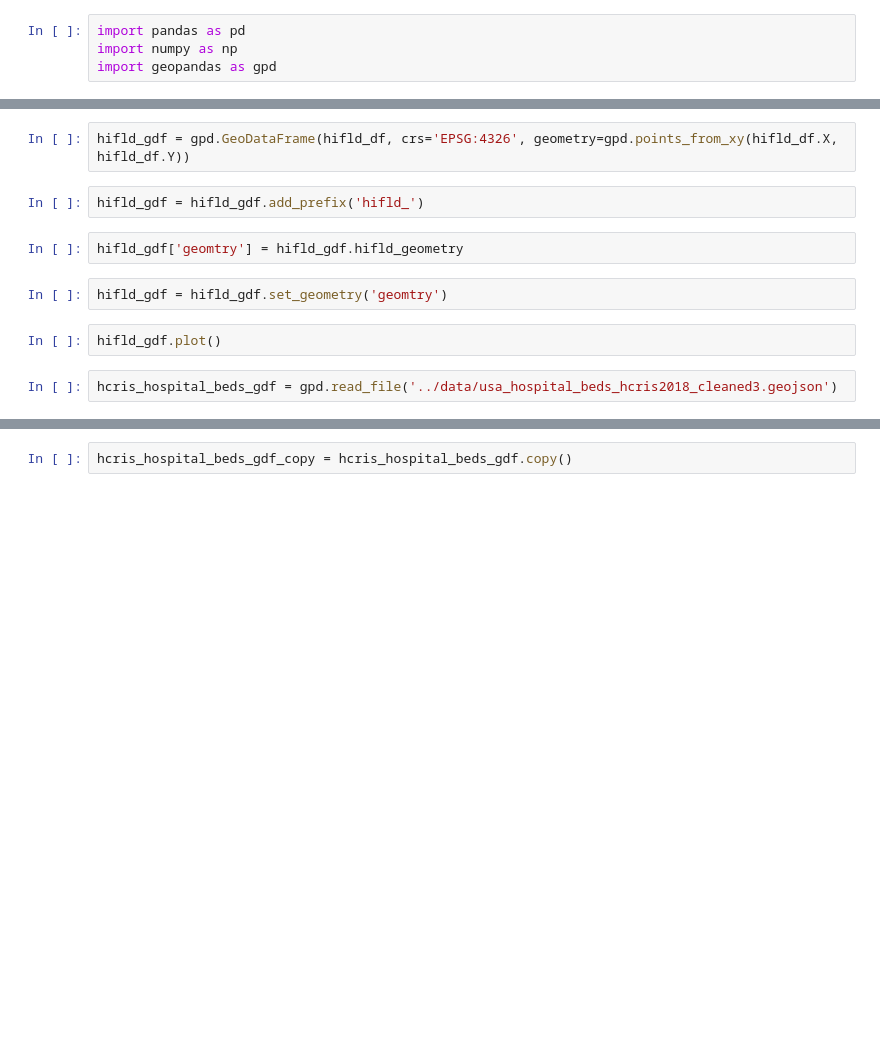
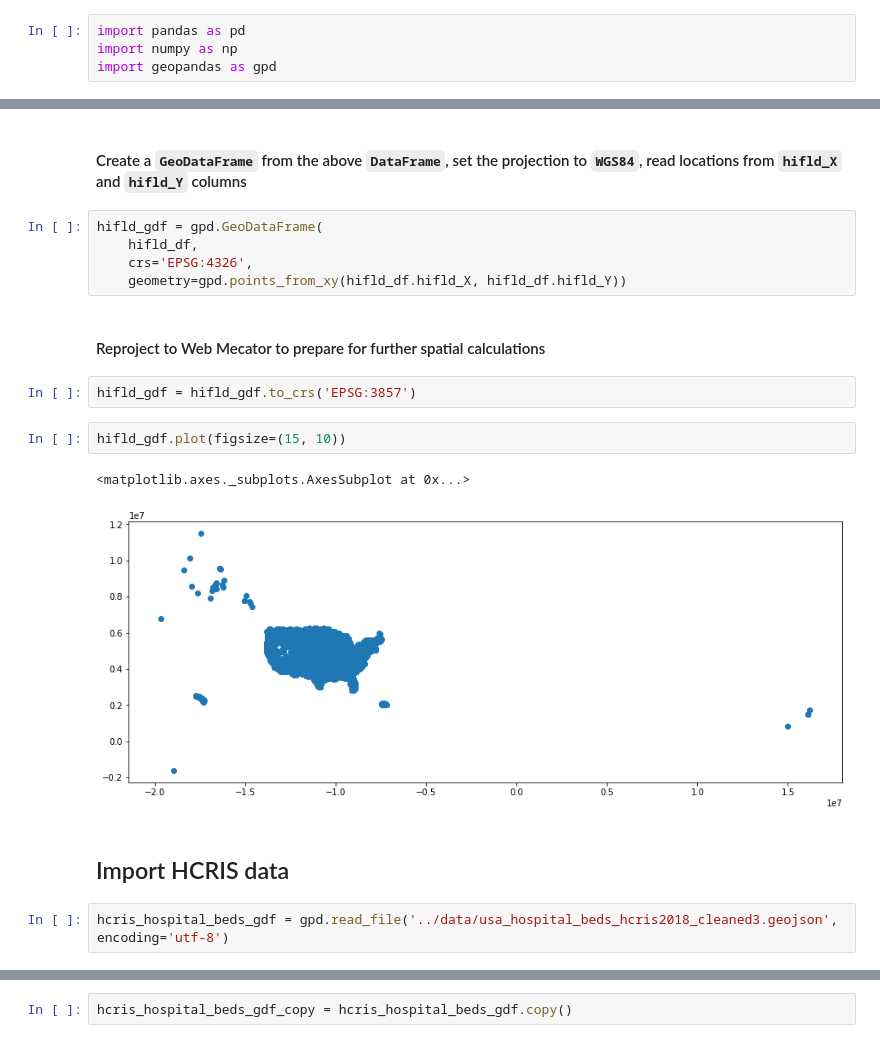
Before and after one commit to covidcaremap/covid19-healthsystemcapacity, a Jupyter notebook: nbs/hifld-licensed-bed-counts-for-all-US-health-facilities.ipynb, the cells around one changed output, grey strips where cells are left out. Drawn from its saved outputs; the diff is of its cells as text; blank space fills up the shorter version.

Commit message:
Clean up notebook and add better notes

```diff
--- a/nbs/hifld-licensed-bed-counts-for-all-US-health-facilities.ipynb
+++ b/nbs/hifld-licensed-bed-counts-for-all-US-health-facilities.ipynb
@@ -15,14 +66,22 @@ hifld_df.head()
+# %% [markdown]
+#### Create a `GeoDataFrame` from the above `DataFrame`, set the projection to `WGS84`, read locations from `hifld_X` and `hifld_Y` columns
 # %%
-hifld_gdf = gpd.GeoDataFrame(hifld_df, crs='EPSG:4326', geometry=gpd.points_from_xy(hifld_df.X, hifld_df.Y))
+hifld_gdf = gpd.GeoDataFrame(
+    hifld_df,
+    crs='EPSG:4326',
+    geometry=gpd.points_from_xy(hifld_df.hifld_X, hifld_df.hifld_Y))
-# %%
-hifld_gdf = hifld_gdf.add_prefix('hifld_')
-# %%
-hifld_gdf['geomtry'] = hifld_gdf.hifld_geometry
-# %%
-hifld_gdf = hifld_gdf.set_geometry('geomtry')
+# %% [markdown]
+#### Reproject to Web Mecator to prepare for further spatial calculations
+# %%
+hifld_gdf = hifld_gdf.to_crs('EPSG:3857')
 # %%
-hifld_gdf.plot()
+hifld_gdf.plot(figsize=(15, 10))
+# %% [output]
+<matplotlib.axes._subplots.AxesSubplot at 0x...>
+[figure, added]
+# %% [markdown]
+## Import HCRIS data
 # %%
-hcris_hospital_beds_gdf = gpd.read_file('../data/usa_hospital_beds_hcris2018_cleaned3.geojson')
+hcris_hospital_beds_gdf = gpd.read_file('../data/usa_hospital_beds_hcris2018_cleaned3.geojson', encoding='utf-8')
 # %%
 hcris_hospital_beds_gdf.head()
```
Also changed, not shown: parts of 101 cells of this notebook.
